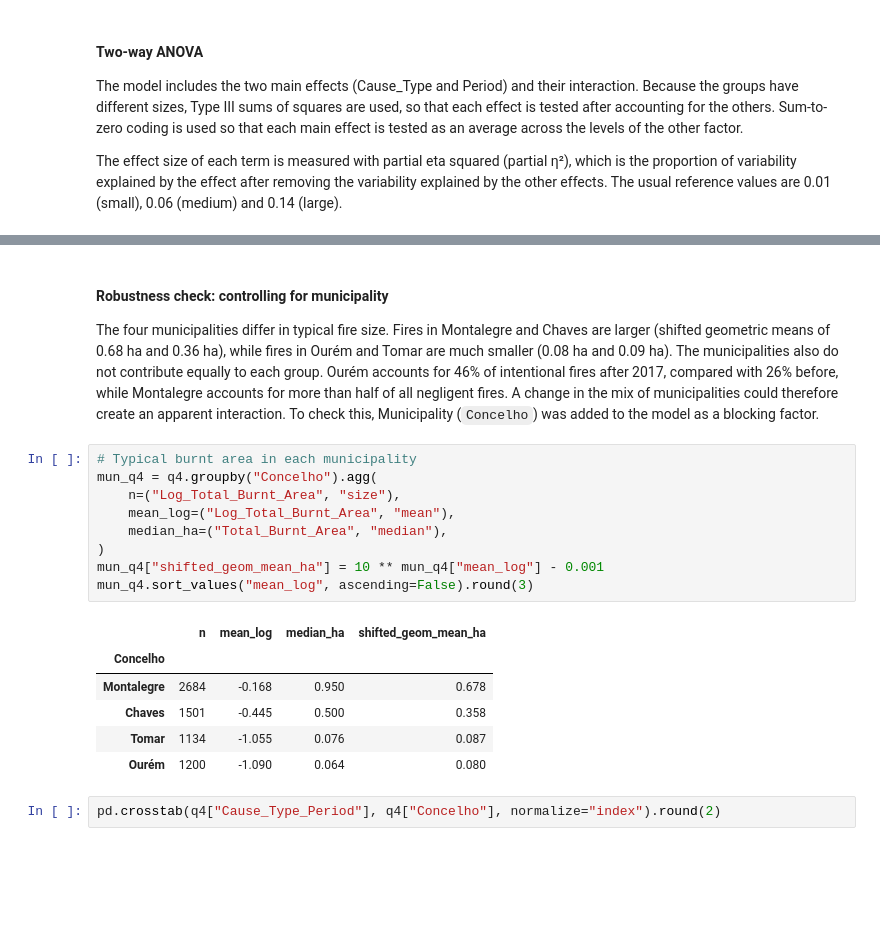
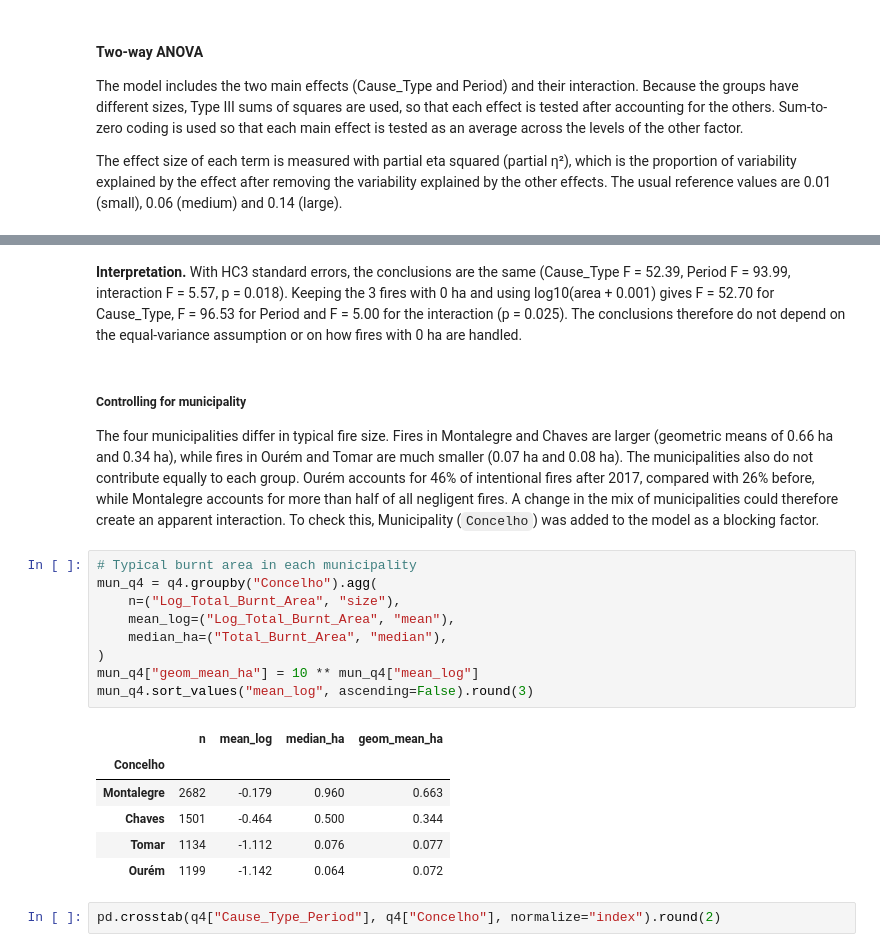
Before and after one commit to isabelamer/FCED_project, a Jupyter notebook: wildfires.ipynb, the cells around one changed output, grey strips where cells are left out. Saved outputs shown, nothing was run; the diff lists cells and outputs as text; blank space fills up the shorter version.

```diff
--- a/wildfires.ipynb
+++ b/wildfires.ipynb
@@ -1801,23 +1831,25 @@ Both causes decreased after 2017, but intentional fires decreased more, which mo
+# %% [markdown]
+**Interpretation.** With HC3 standard errors, the conclusions are the same (Cause_Type F = 52.39, Period F = 93.99, interaction F = 5.57, p = 0.018). Keeping the 3 fires with 0 ha and using log10(area + 0.001) gives F = 52.70 for Cause_Type, F = 96.53 for Period and F = 5.00 for the interaction (p = 0.025). The conclusions therefore do not depend on the equal-variance assumption or on how fires with 0 ha are handled.
 # %% [markdown]
-#### Robustness check: controlling for municipality
+##### Controlling for municipality
 
-The four municipalities differ in typical fire size. Fires in Montalegre and Chaves are larger (shifted geometric means of 0.68 ha and 0.36 ha), while fires in Ourém and Tomar are much smaller (0.08 ha and 0.09 ha). The municipalities also do not contribute equally to each group. Ourém accounts for 46% of intentional fires after 2017, compared with 26% before, while Montalegre accounts for more than half of all negligent fires. A change in the mix of municipalities could therefore create an apparent interaction. To check this, Municipality (`Concelho`) was added to the model as a blocking factor.
+The four municipalities differ in typical fire size. Fires in Montalegre and Chaves are larger (geometric means of 0.66 ha and 0.34 ha), while fires in Ourém and Tomar are much smaller (0.07 ha and 0.08 ha). The municipalities also do not contribute equally to each group. Ourém accounts for 46% of intentional fires after 2017, compared with 26% before, while Montalegre accounts for more than half of all negligent fires. A change in the mix of municipalities could therefore create an apparent interaction. To check this, Municipality (`Concelho`) was added to the model as a blocking factor.
 # %%
 # Typical burnt area in each municipality
 mun_q4 = q4.groupby("Concelho").agg(
     n=("Log_Total_Burnt_Area", "size"),
     mean_log=("Log_Total_Burnt_Area", "mean"),
     median_ha=("Total_Burnt_Area", "median"),
 )
-mun_q4["shifted_geom_mean_ha"] = 10 ** mun_q4["mean_log"] - 0.001
+mun_q4["geom_mean_ha"] = 10 ** mun_q4["mean_log"]
 mun_q4.sort_values("mean_log", ascending=False).round(3)
 # %% [output]
-|  | n | mean_log | median_ha | shifted_geom_mean_ha |
+|  | n | mean_log | median_ha | geom_mean_ha |
 | Concelho |  |  |  |  |
-| Montalegre | 2684 | -0.168 | 0.950 | 0.678 |
-| Chaves | 1501 | -0.445 | 0.500 | 0.358 |
-| Tomar | 1134 | -1.055 | 0.076 | 0.087 |
-| Ourém | 1200 | -1.090 | 0.064 | 0.080 |
+| Montalegre | 2682 | -0.179 | 0.960 | 0.663 |
+| Chaves | 1501 | -0.464 | 0.500 | 0.344 |
+| Tomar | 1134 | -1.112 | 0.076 | 0.077 |
+| Ourém | 1199 | -1.142 | 0.064 | 0.072 |
 # %%
 pd.crosstab(q4["Cause_Type_Period"], q4["Concelho"], normalize="index").round(2)
 # %% [output]
```
Also changed, not shown: parts of 47 cells of this notebook, 7 other files.
